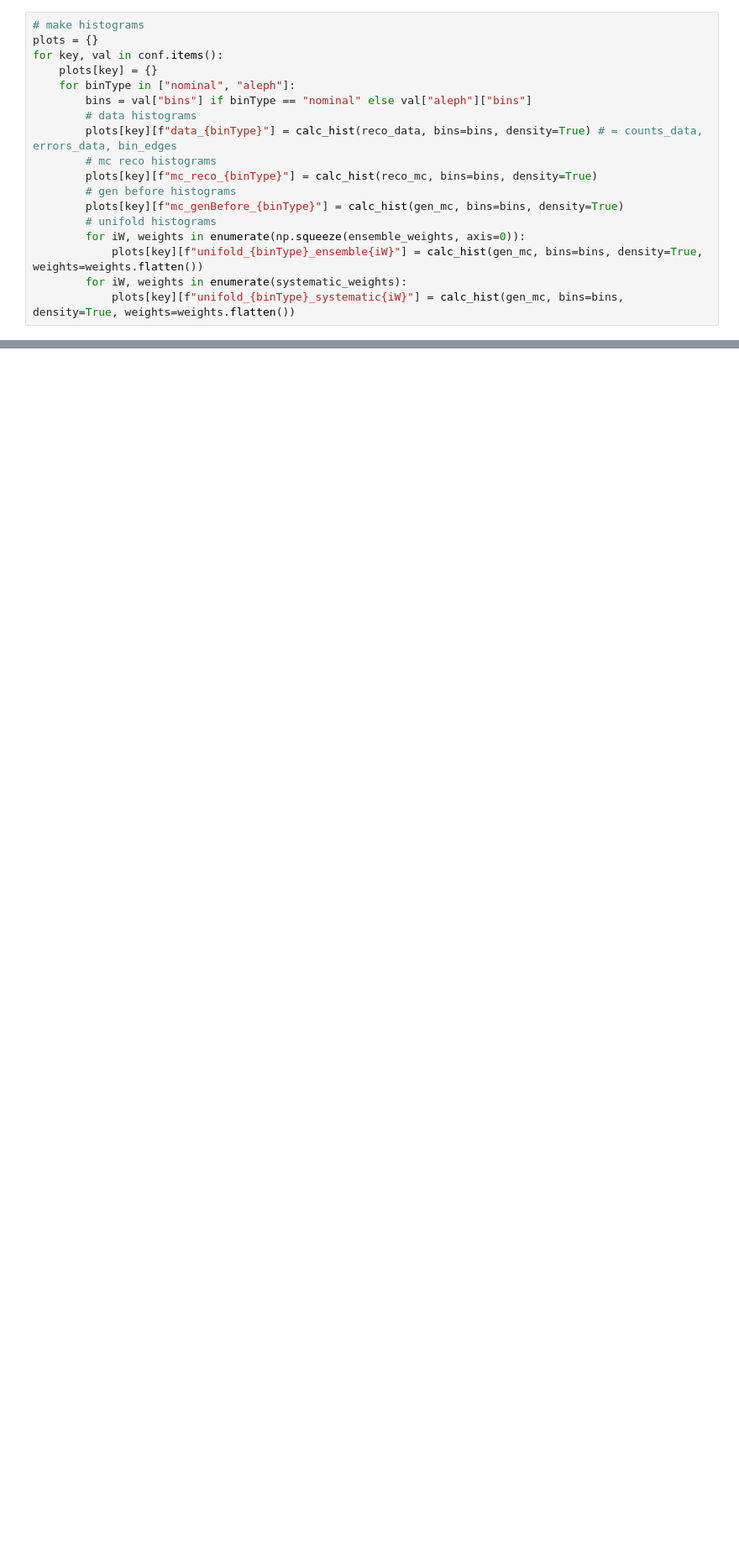
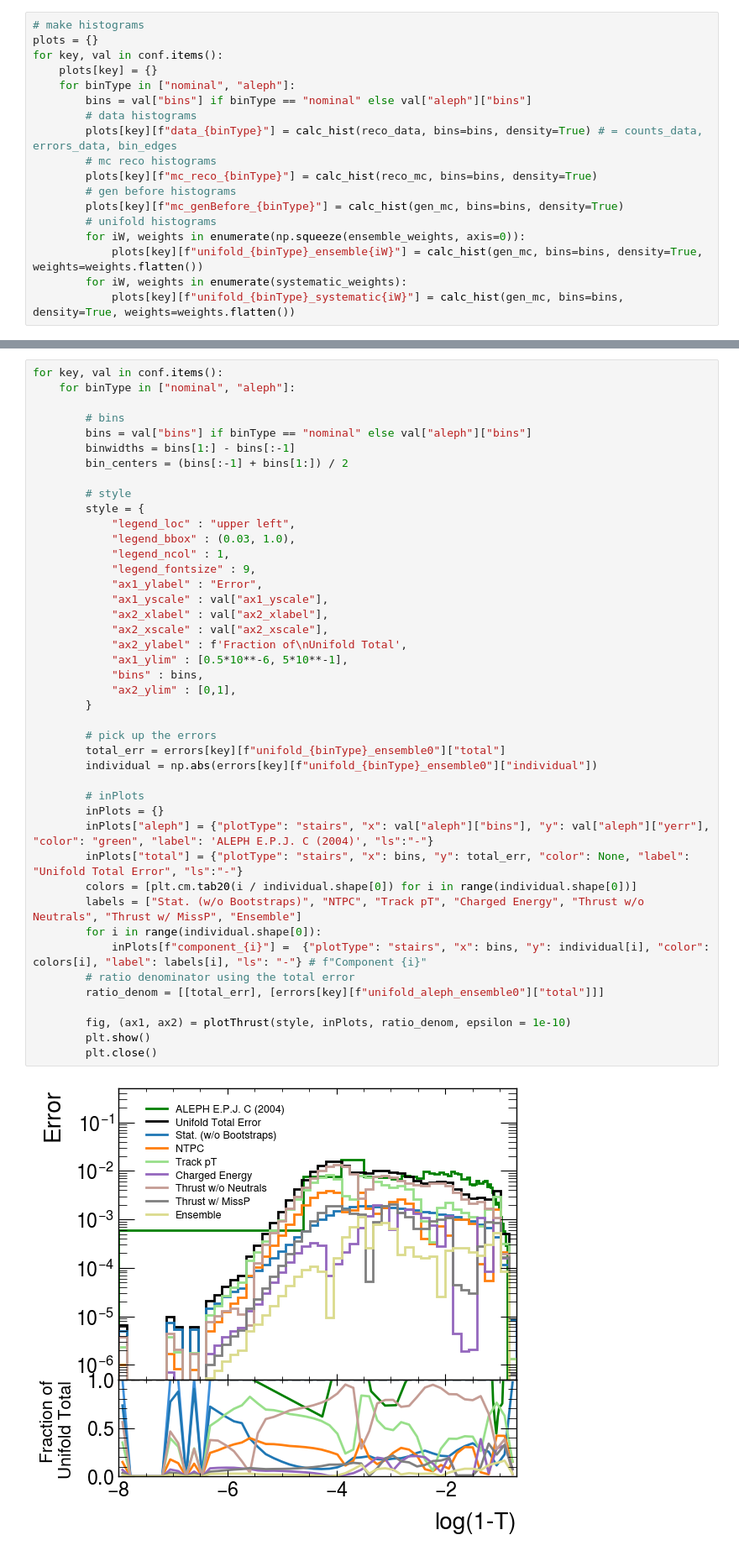
Before and after one commit to badeaa3/unfold-ee-logtau, a Jupyter notebook: Plotting/VisualizeResult.ipynb, the cells around one changed output, grey strips where cells are left out. Shown at 84% size. Saved outputs shown, nothing was run; the diff lists cells and outputs as text; blank space fills up the shorter version.

```diff
--- a/Plotting/VisualizeResult.ipynb
+++ b/Plotting/VisualizeResult.ipynb
@@ -108,0 +192,45 @@ for key, val in conf.items():
+# %%
+for key, val in conf.items():
+    for binType in ["nominal", "aleph"]:
+
+        # bins
+        bins = val["bins"] if binType == "nominal" else val["aleph"]["bins"]
+        binwidths = bins[1:] - bins[:-1]
+        bin_centers = (bins[:-1] + bins[1:]) / 2
+
+        # style
+        style = {
+            "legend_loc" : "upper left",
+            "legend_bbox" : (0.03, 1.0),
+            "legend_ncol" : 1,
+            "legend_fontsize" : 9,
+            "ax1_ylabel" : "Error",
+            "ax1_yscale" : val["ax1_yscale"],
+            "ax2_xlabel" : val["ax2_xlabel"],
+            "ax2_xscale" : val["ax2_xscale"],
+            "ax2_ylabel" : f'Fraction of\nUnifold Total',
+            "ax1_ylim" : [0.5*10**-6, 5*10**-1],
+            "bins" : bins,
+            "ax2_ylim" : [0,1],
+        }
+
+        # pick up the errors
+        total_err = errors[key][f"unifold_{binType}_ensemble0"]["total"]
+        individual = np.abs(errors[key][f"unifold_{binType}_ensemble0"]["individual"])
+
+        # inPlots
+        inPlots = {}
+        inPlots["aleph"] = {"plotType": "stairs", "x": val["aleph"]["bins"], "y": val["aleph"]["yerr"], "color": "green", "label": 'ALEPH E.P.J. C (2004)', "ls":"-"}
+        inPlots["total"] = {"plotType": "stairs", "x": bins, "y": total_err, "color": None, "label": "Unifold Total Error", "ls":"-"}
+        colors = [plt.cm.tab20(i / individual.shape[0]) for i in range(individual.shape[0])]
+        labels = ["Stat. (w/o Bootstraps)", "NTPC", "Track pT", "Charged Energy", "Thrust w/o Neutrals", "Thrust w/ MissP", "Ensemble"]
+        for i in range(individual.shape[0]):
+            inPlots[f"component_{i}"] =  {"plotType": "stairs", "x": bins, "y": individual[i], "color": colors[i], "label": labels[i], "ls": "-"} # f"Component {i}"
+        # ratio denominator using the total error
+        ratio_denom = [[total_err], [errors[key][f"unifold_aleph_ensemble0"]["total"]]]
+
+        fig, (ax1, ax2) = plotThrust(style, inPlots, ratio_denom, epsilon = 1e-10)
+        plt.show()
+        plt.close()
+# %% [output]
+[figure, added]
```
Also changed, not shown: parts of 5 cells of this notebook, 1 other file.
